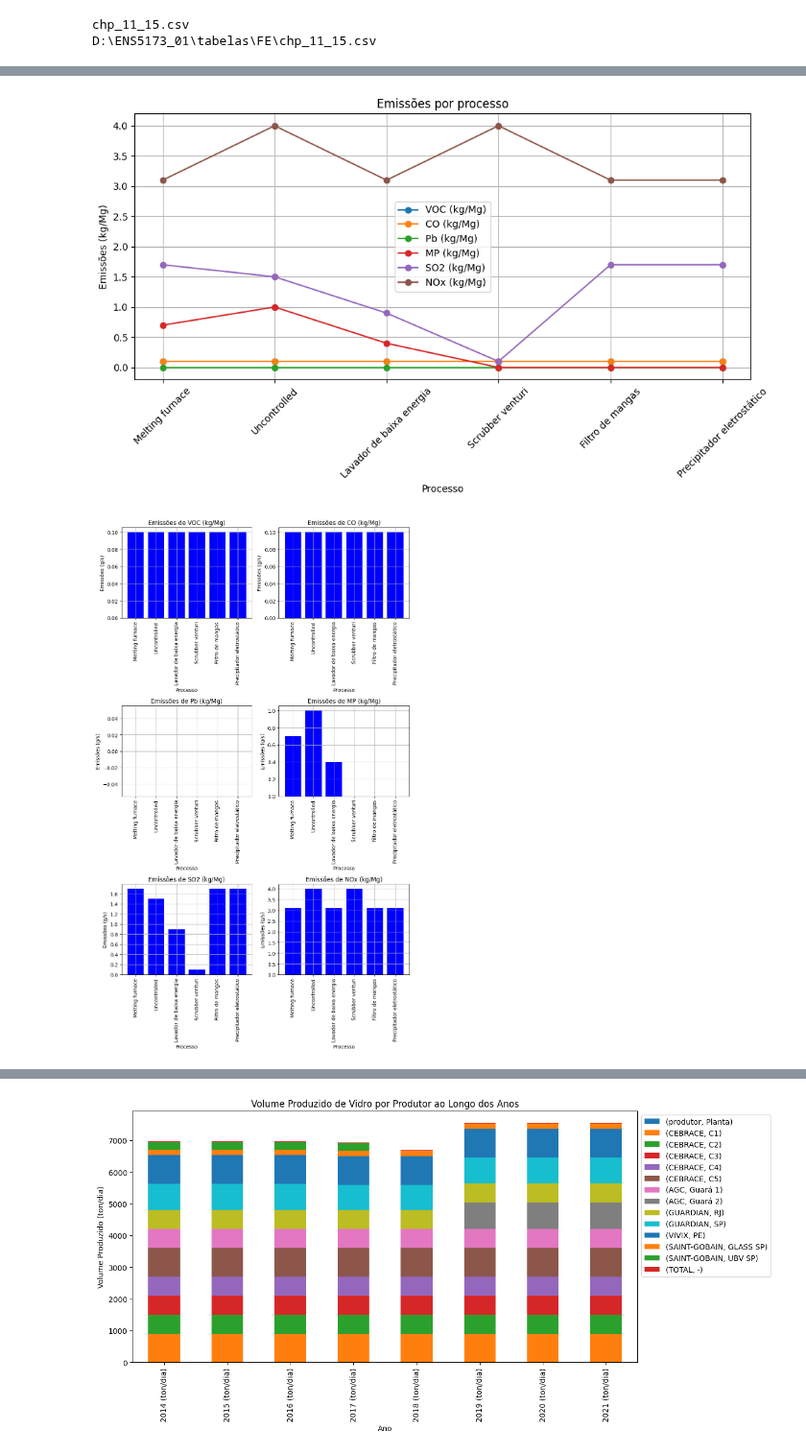
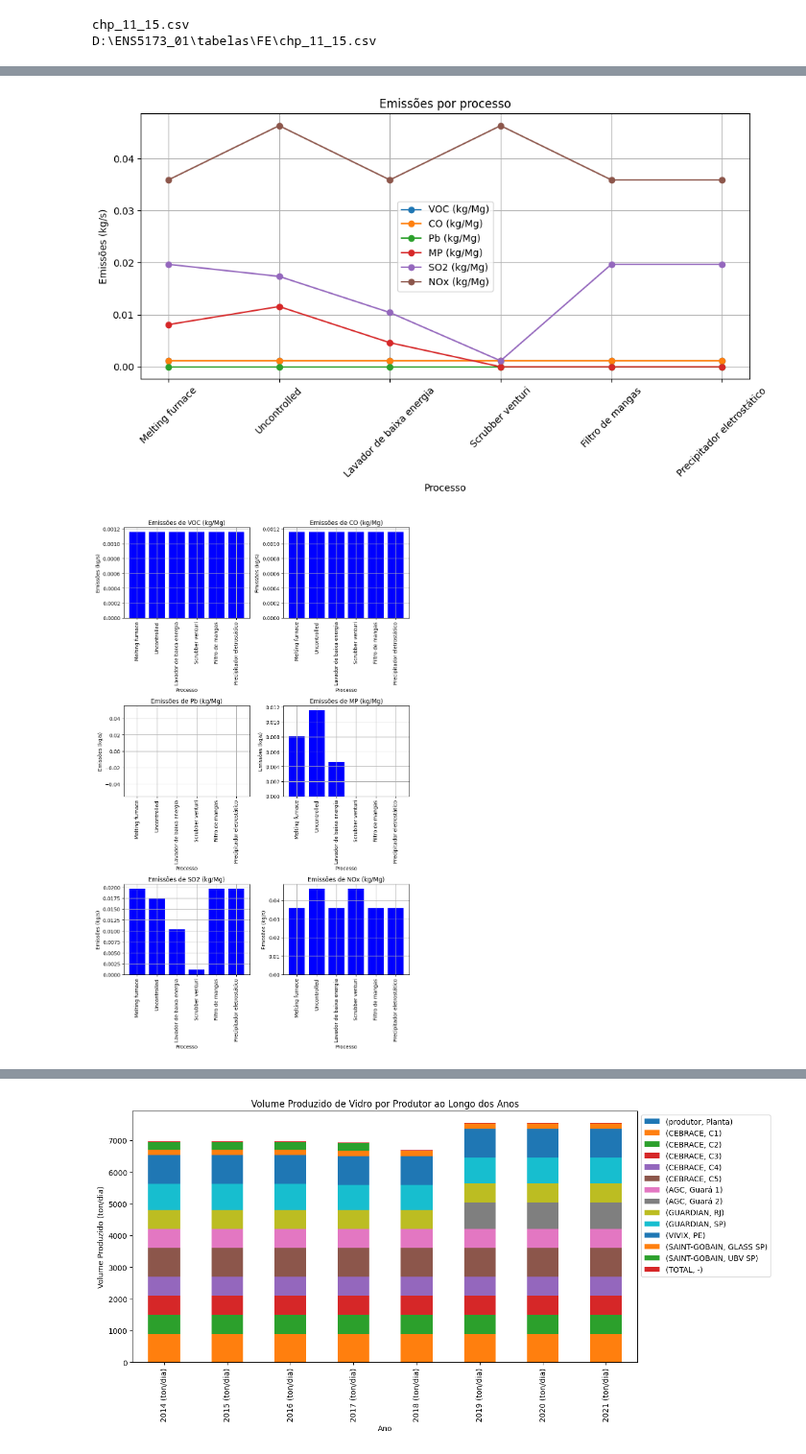
Before and after one commit to muriell-b/ENS5173_01, a Jupyter notebook: atividade01_parte1.ipynb, the cells around one changed output, grey strips where cells are left out. Shown at 96% size. Drawn from its saved outputs; the diff is of its cells as text; code cells hidden in the pictures.

```diff
--- a/atividade01_parte1.ipynb
+++ b/atividade01_parte1.ipynb
@@ -156,8 +156,8 @@ import matplotlib.pyplot as plt
 
 # Dados de exemplo
 dados = {
-    'Processo': ['Melting furnace', 'Uncontrolled', 'Lavador de baixa energia', 'Scrubber venturi', 'Filtro de mangas', 'Precipitador eletrostático'],
-    'Sigla': ['MF', 'UC', 'LBE', 'SV', 'FM', 'PE'],
+    'Processo': ['Melting furnace', 'Uncontrolled', 'Low-energy scrubber', 'Venturi scrubber', 'Bag filter', 'Electrostatic precipitator'],
+    'Sigla': ['MF', 'UC', 'LES', 'VS', 'BF', 'EP'],
     'VOC (kg/Mg)': [0.1, 0.1, 0.1, 0.1, 0.1, 0.1],
     'CO (kg/Mg)': [0.1, 0.1, 0.1, 0.1, 0.1, 0.1],
     'Pb (kg/Mg)': [0.0, 0.0, 0.0, 0.0, 0.0, 0.0],
@@ -169,11 +169,14 @@ dados = {
 # Criando DataFrame a partir dos dados
 df = pd.DataFrame(dados)
 
+# Convertendo de kg/Mg para kg/s
+df.iloc[:, 2:] *= (1000) / (24 * 3600)  # Convertendo de kg/Mg para kg/s
+
 # Definindo os processos
 processos = df['Processo']
 
 # Definindo as emissões de VOC, CO, Pb, MP, SO2 e NOx para cada processo
-emissoes = df.drop(columns=['Processo', 'Sigla']) * 800000 * 1000 / (365 * 24 * 3600)  # Convertendo ton/ano para kg/s
+emissoes = df.drop(columns=['Processo', 'Sigla'])
 
 # Plotando as emissões para cada poluente e processo
 plt.figure(figsize=(12, 15))
@@ -183,7 +186,7 @@ for idx, poluente in enumerate(emissoes.columns):
     plt.subplot(3, 2, idx+1)
     plt.bar(processos, emissoes[poluente], color='blue')
     plt.title(f'Emissões de {poluente}')
-    plt.ylabel('Emissões (g/s)')
+    plt.ylabel('Emissões (kg/s)')
     plt.xlabel('Processo')
     plt.xticks(rotation=90)
     plt.grid(True)
@@ -199,13 +202,13 @@ for idx, poluente in enumerate(emissoes.columns):
     plt.subplot(3, 2, idx+1)
     plt.bar(processos, emissoes[poluente], color='blue')
     plt.title(f'Emissões de {poluente}')
-    plt.ylabel('Emissões (g/s)')
+    plt.ylabel('Emissões (kg/s)')
     plt.xlabel('Processo')
     plt.xticks(rotation=90)
     plt.grid(True)
 
 # Exportando o gráfico como um arquivo PNG
-plt.savefig(f'D:/ENS5173_01/figures/poluentes_e_processos.png')
+plt.savefig('D:/ENS5173_01/figures/poluentes_e_processos.png')
 
 plt.tight_layout()
 plt.show()
@@ -231,6 +234,9 @@ dados = {
 # Criando DataFrame a partir dos dados
 df = pd.DataFrame(dados)
 
+# Convertendo de kg/Mg para kg/s
+df.iloc[:, 2:] *= 1000 / (24 * 3600)  # Convertendo de kg/Mg para kg/s
+
 # Definindo os processos
 processos = df['Processo']
 
@@ -244,37 +250,37 @@ plt.figure(figsize=(10, 6))
 for idx, poluente in enumerate(emissoes.columns):
     plt.plot(processos, emissoes[poluente], marker='o', label=poluente)
 
 plt.title('Emissões por processo')
 plt.xlabel('Processo')
-plt.ylabel('Emissões (kg/Mg)')
+plt.ylabel('Emissões (kg/s)')
 plt.xticks(rotation=45)
 plt.legend()
 plt.grid(True)
 plt.tight_layout()
 plt.show()
 
 # Plotando as emissões para cada poluente e processo
 plt.figure(figsize=(9, 15))
 
 # Iterando sobre cada poluente
 for idx, poluente in enumerate(emissoes.columns):
     plt.subplot(3, 2, idx+1)
     plt.bar(processos, emissoes[poluente], color='blue')
     plt.title(f'Emissões de {poluente}')
-    plt.ylabel('Emissões (g/s)')
+    plt.ylabel('Emissões (kg/s)')
     plt.xlabel('Processo')
     plt.xticks(rotation=90)
     plt.grid(True)
 
 plt.tight_layout()
 
 # Exportando o gráfico como um arquivo PNG
 plt.savefig('D:/ENS5173_01/figures/comparacao_processos.png')
 
 plt.show()
 # %% [output]
-[figure, old version]
+[figure, new version]
-[figure, old version]
+[figure, new version]
 # %%
 #fazendo o panorama Capacidade nominal de produção de vidros planos (t/dia) da industria de vidro no brasil
 import pandas as pd
```
Also changed, not shown: parts of 4 cells of this notebook.
